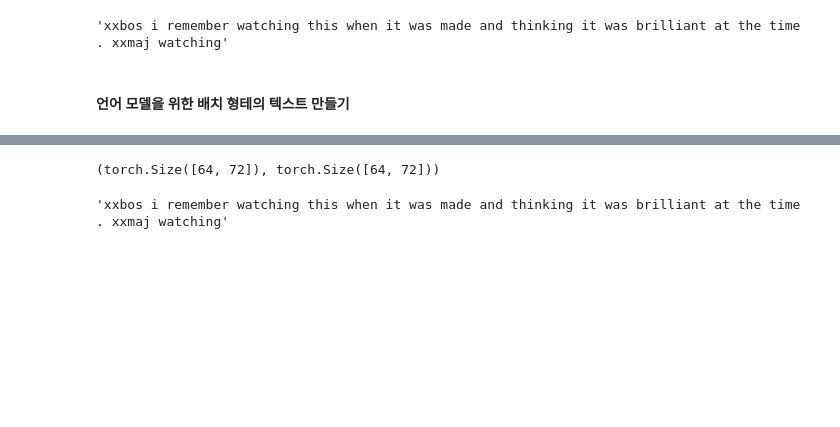
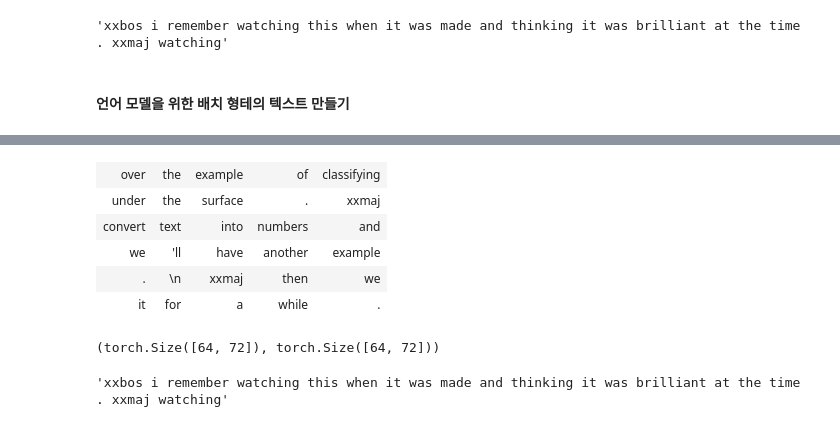
Before and after one commit to chw8207/fastai_pytorch, a Jupyter notebook: NLP.ipynb, the cells around one changed output, grey strips where cells are left out. Saved outputs shown, nothing was run; the diff lists cells and outputs as text; code cells hidden in the pictures; blank space fills up the shorter version.

```diff
--- a/NLP.ipynb
+++ b/NLP.ipynb
@@ -163,3 +212,16 @@ TensorText([   2,   19,  280,  189,   20,   64,   18,   24,  118,   12, 1072,
+# %%
+# 마지막 배치
+bs, seq_len = 6, 5
+d_tokens = np.array([tokens[i*15+10:i*15+15] for i in range(bs)])
+df = pd.DataFrame(d_tokens)
+display(HTML(df.to_html(index=False, header=None)))
+# %% [output]
+| over | the | example | of | classifying |
+| under | the | surface | . | xxmaj |
+| convert | text | into | numbers | and |
+| we | 'll | have | another | example |
+| . | \n | xxmaj | then | we |
+| it | for | a | while | . |
 # %%
 # 토큰화된 텍스트에 Numericalize객체 적용하기
 nums200 = toks200.map(num)
```
Also changed, not shown: parts of 15 cells of this notebook.
